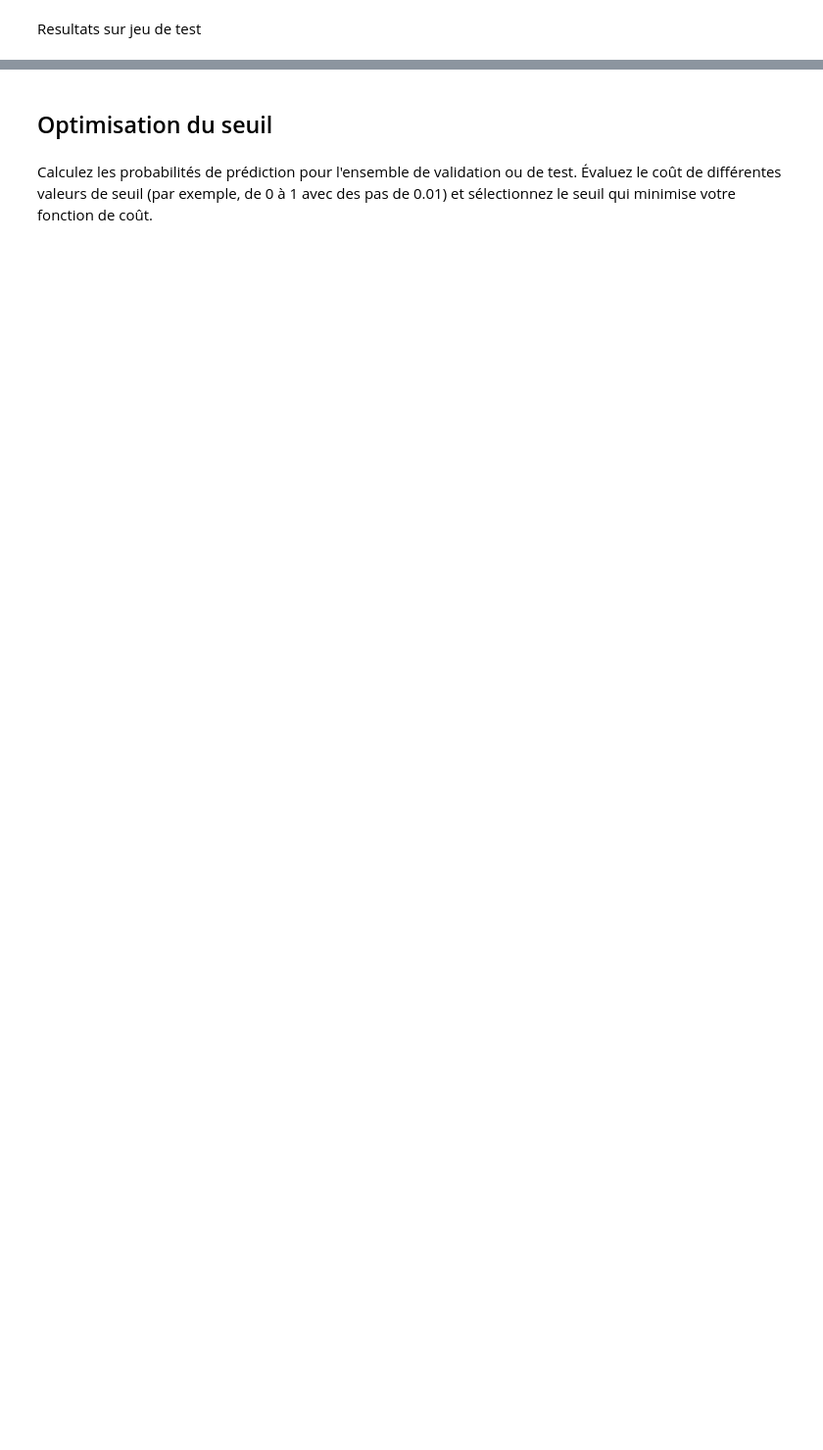
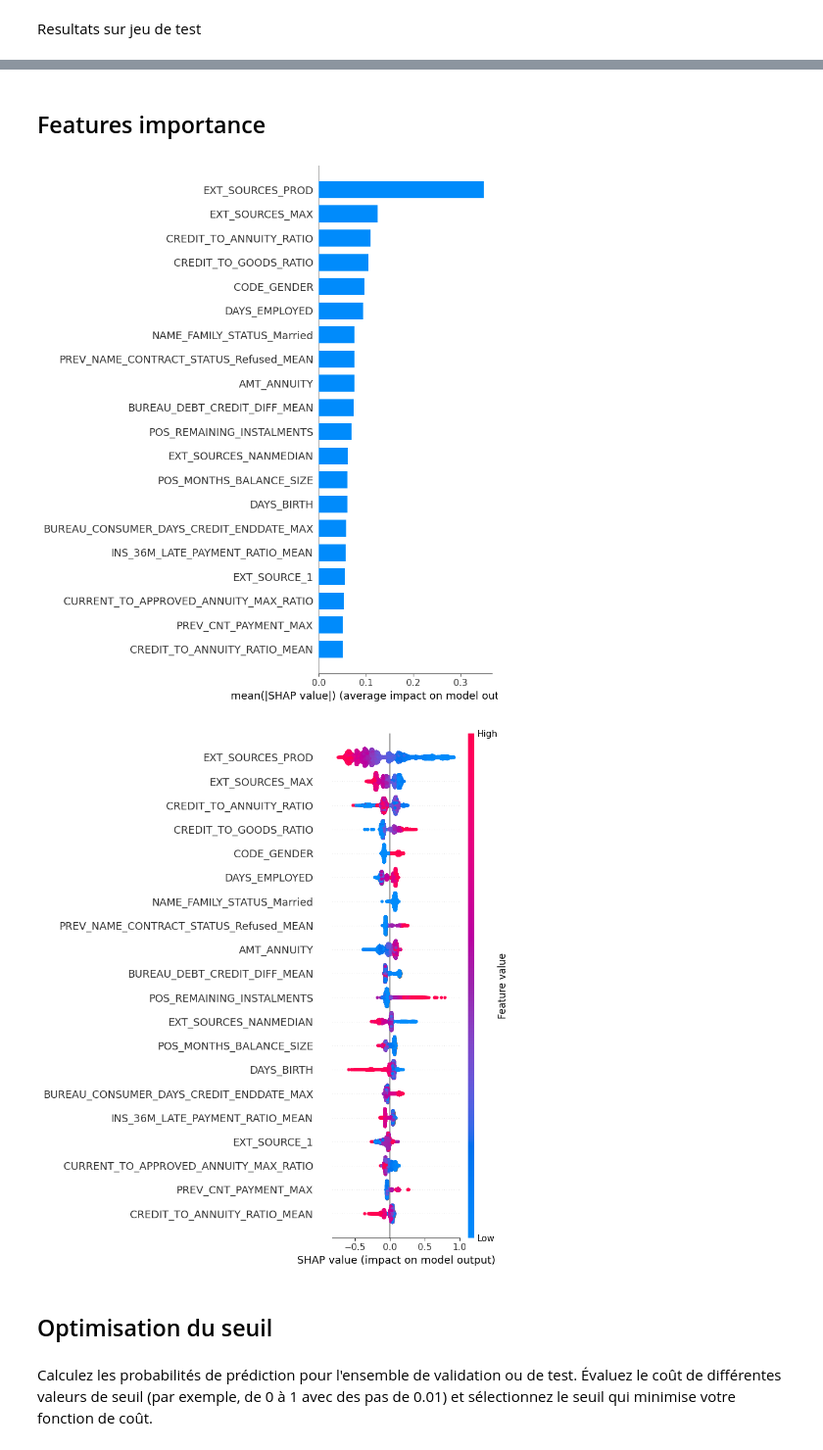
Before and after one commit to Stely-data/OC-Projet-7, a Jupyter notebook: Deveau_Estelle_2_notebook_Modelisation_052024.ipynb, the cells around one changed output, grey strips where cells are left out. Shown: that part at 98% size. Cells and saved outputs as stored; diff of their text form; code cells hidden in the pictures; blank space fills up the shorter version.

Commit message:
version 1.0
fin modelisation

```diff
--- a/Deveau_Estelle_2_notebook_Modelisation_052024.ipynb
+++ b/Deveau_Estelle_2_notebook_Modelisation_052024.ipynb
@@ -1014,8 +990,7 @@ results_df.sort_values(by="ROC AUC", ascending=False)
 # %%
 # Sélection des modèles les plus prometteurs
 model_datasets_hp = {
-    "XGBoost with weight": (xgb_model_weight, True, False, False, None),
-    "LightGBM with unbalanced": (lgbm_model_ub, False, False, False, None),
+    #"LightGBM with unbalanced": (lgbm_model_ub, False, False, False, None),
     "CatBoost with weight": (catboost_model_weight, False, False, False, None),
 }
 # %% [markdown]
@@ -1059,8 +1024,7 @@ for model_name, dfs in model_datasets_hp.items():
     X_train_loc, y_train_loc, X_val, y_val, X_test_loc, y_test_loc = prepare_data(dfs[1], dfs[2], dfs[3], dfs[4])
 
     # Utiliser RandomizedSearchCV
-    random_search = RandomizedSearchCV(dfs[0], param_grids[model_name], n_iter=10, cv=5, scoring=make_scorer(roc_auc_score),
-                                       n_jobs=-1, random_state=42)
+    random_search = RandomizedSearchCV(dfs[0], param_grids[model_name], n_iter=10, cv=5, scoring=make_scorer(roc_auc_score))
     random_search.fit(X_train_loc, y_train_loc)
 
     best_params[model_name] = random_search.best_params_
@@ -1077,5 +1041,5 @@ for model_name, dfs in model_datasets_hp.items():
 
 # Afficher les meilleurs hyperparamètres et scores pour chaque modèle
 for model_name in best_params:
-    print(f"{model_name} - Best Parameters: {best_params[model_name]}, Best ROC AUC Score: {best_scores[model_name]:.4f}")
+    print(f"{model_name} - Best Parameters: {best_params[model_name]}, Best ROC AUC: {best_scores[model_name]:.4f}")
 # %% [output]
@@ -1141,7 +1076,7 @@ for model_name, (model, need_imputation, need_scaling, need_validation, techniqu
     X_train_loc, y_train_loc, X_val, y_val, X_test_loc, y_test_loc = prepare_data(need_imputation, need_scaling,
                                                                                   need_validation, technique)
 
-    grid_search = GridSearchCV(model, param_grids[model_name], cv=5, scoring=make_scorer(roc_auc_score), n_jobs=-1)
+    grid_search = GridSearchCV(model, param_grids[model_name], cv=5, scoring=make_scorer(roc_auc_score))
     grid_search.fit(X_train_loc, y_train_loc)
 
     best_params[model_name] = grid_search.best_params_
@@ -1150,8 +1085,8 @@ for model_name, (model, need_imputation, need_scaling, need_validation, techniqu
     # Enregistrer les résultats dans MLflow
     with mlflow.start_run(run_name=f"{model_name}_HP_Grid"):
         mlflow.log_param("model", model_name)
-        mlflow.log_metric("custom_scorer", best_scores[model_name])
+        mlflow.log_metric("Custom Score", best_scores[model_name])
         mlflow.log_params(best_params[model_name])
         # Enregistrer le modèle dans MLflow
-        mlflow.sklearn.log_model(random_search.best_estimator_, model_name)
+        mlflow.sklearn.log_model(grid_search.best_estimator_, model_name)
 # %% [output]
@@ -1181,12 +1113,3 @@ model_datasets_hp = {
 #}
 # %%
-results=[]
-
-# Entraîner et évaluer chaque modèle
-for model_name, dfs in model_datasets_hp.items():
-    print(f"Evaluating {model_name}")
-    train_and_log_model(dfs[0], model_name, dfs[1], dfs[2], dfs[3], dfs[4], best_params=best_params[model_name])
-
-# Afficher les résultats
-results_df = pd.DataFrame(results)
-results_df.sort_values(by="ROC AUC", ascending=False)
+train_and_log_model(catboost_model_weight, "best model", False, False, True, None, best_params=best_params["CatBoost with weight"])
@@ -1193,3 +1120,20 @@ results_df.sort_values(by="ROC AUC", ascending=False)
+# %% [markdown]
+## Features importance
+# %%
+# Initialiser l'explainer SHAP
+explainer = shap.Explainer(catboost_model_weight)
+
+# Calculer les valeurs SHAP pour les données de test
+shap_values = explainer(X_test_selected)
+
+# Visualiser l'importance des features
+shap.summary_plot(shap_values, X_test_selected, plot_type="bar")
+
+# Visualiser les valeurs SHAP pour toutes les instances
+shap.summary_plot(shap_values, X_test_selected)
+# %% [output]
+[figure, added]
+[figure, added]
 # %% [markdown]
 ## Optimisation du seuil
 # %% [markdown]
```
Also changed, not shown: parts of 75 cells of this notebook, 4 other files.
